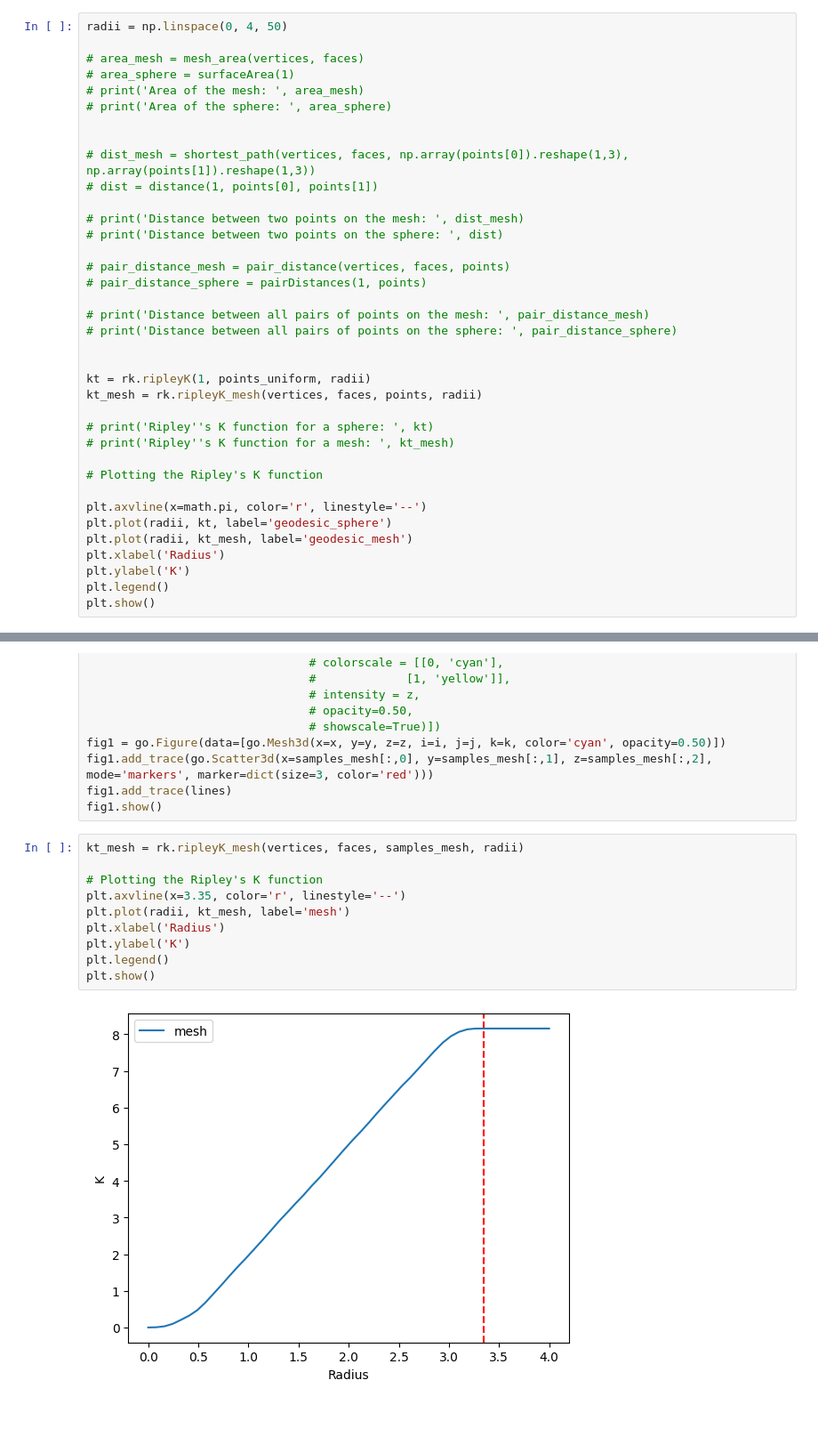
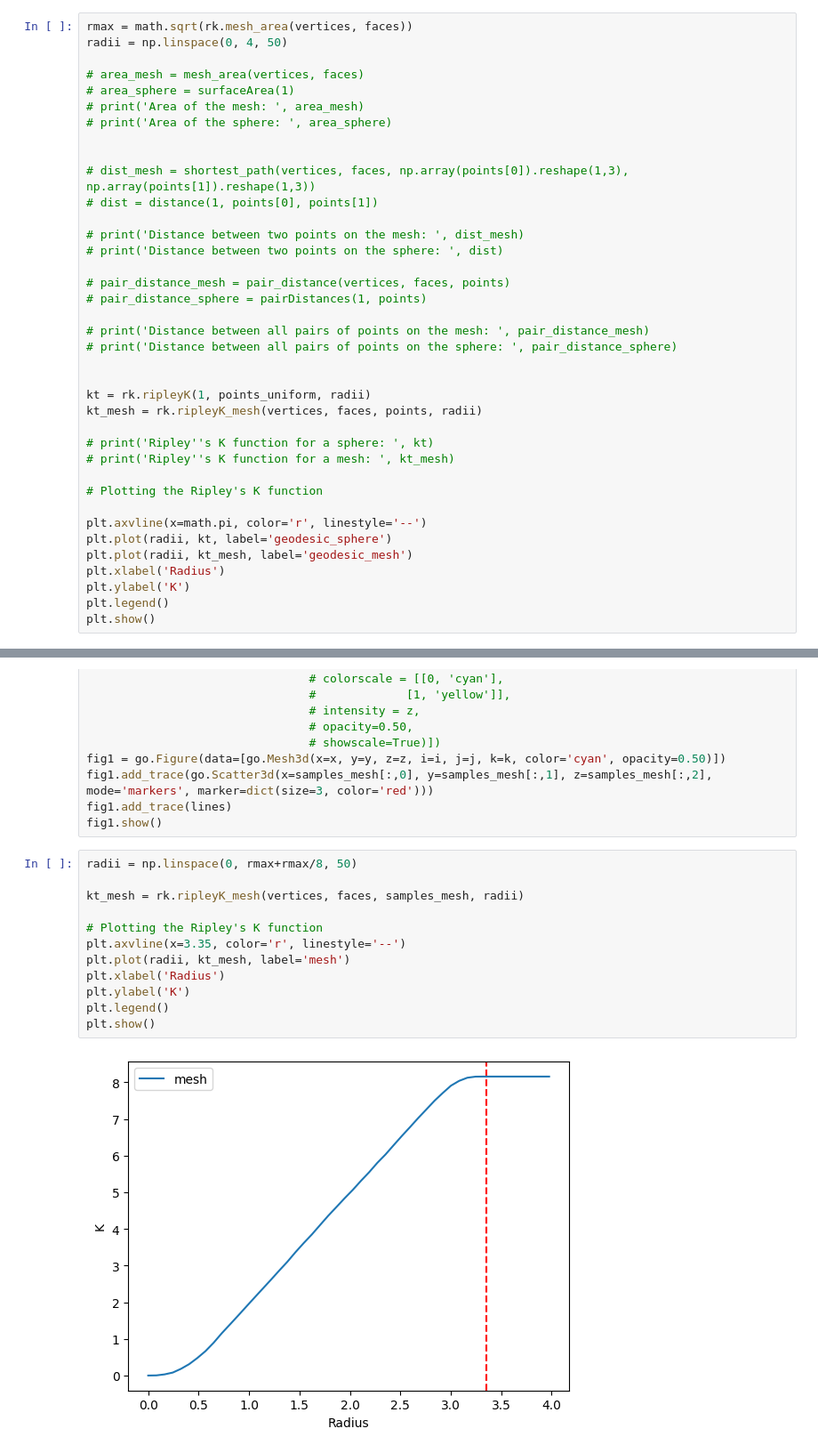
Before and after one commit to Muhanzhaokmp228/Bachelor-project, a Jupyter notebook: Code/SphereMesh.ipynb, the cells around one changed output, grey strips where cells are left out. Shown at 89% size. Saved outputs shown, nothing was run; the diff lists cells and outputs as text; blank space fills up the shorter version.

```diff
--- a/Code/SphereMesh.ipynb
+++ b/Code/SphereMesh.ipynb
@@ -171,6 +178,7 @@ fig.add_trace(go.Scatter3d(x=points[:,0], y=points[:,1], z=points[:,2], mode='ma
 fig.add_trace(go.Scatter3d(x=points_uniform[:,0], y=points_uniform[:,1], z=points_uniform[:,2], mode='markers', marker=dict(size=2, color='blue')))
 fig.show()
 # %%
+rmax = math.sqrt(rk.mesh_area(vertices, faces))
 radii = np.linspace(0, 4, 50)
 
 # area_mesh = mesh_area(vertices, faces)
@@ -233,14 +241,16 @@ fig1.add_trace(go.Scatter3d(x=samples_mesh[:,0], y=samples_mesh[:,1], z=samples_
 fig1.add_trace(lines)
 fig1.show()
 # %%
+radii = np.linspace(0, rmax+rmax/8, 50)
+
 kt_mesh = rk.ripleyK_mesh(vertices, faces, samples_mesh, radii)
 
 # Plotting the Ripley's K function
 plt.axvline(x=3.35, color='r', linestyle='--')
 plt.plot(radii, kt_mesh, label='mesh')
 plt.xlabel('Radius')
 plt.ylabel('K')
 plt.legend()
 plt.show()
 # %% [output]
-[figure, old version]
+[figure, new version]
```
Also changed, not shown: parts of 4 cells of this notebook, 7 other files.
